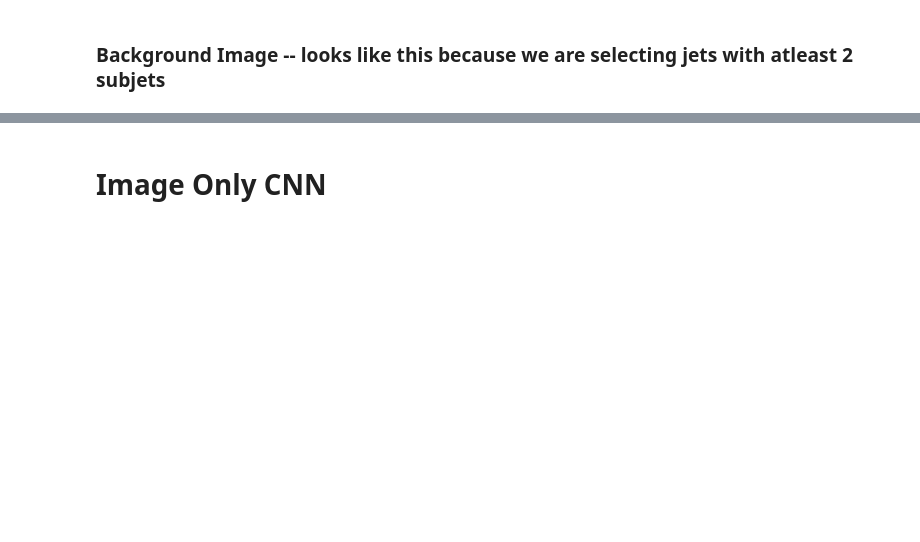
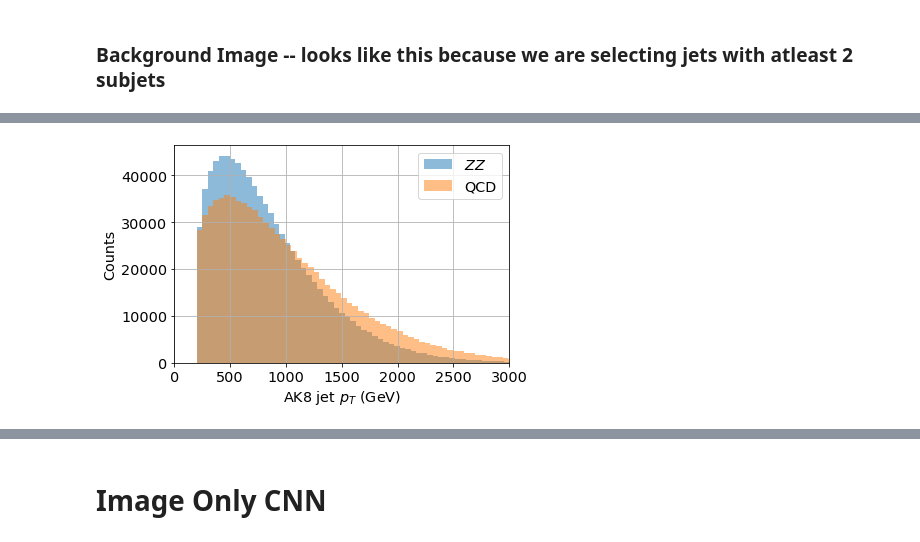
Before and after one commit to mdmorris/XAICoffea, a Jupyter notebook: CNN_JetImage_AllVars.ipynb, the cells around one changed output, grey strips where cells are left out. Saved outputs shown, nothing was run; the diff lists cells and outputs as text; code cells hidden in the pictures; blank space fills up the shorter version.

```diff
--- a/CNN_JetImage_AllVars.ipynb
+++ b/CNN_JetImage_AllVars.ipynb
@@ -135 +141,11 @@ plt.legend()
+# %%
+signal['pT'].hist(bins=100, alpha=0.5, label =  signame)
+bkg['pT'].hist(bins=100, alpha=0.5, label = bkgname)
+plt.xlabel(r'AK8 jet $p_T$ (GeV)')
+plt.ylabel("Counts")
+plt.xlim(0,3000)
+plt.legend()
+plt.savefig('plots/jetpt.png')
+# %% [output]
+[figure, added]
 # %%
```
Also changed, not shown: parts of 31 cells of this notebook, 10 other files.
